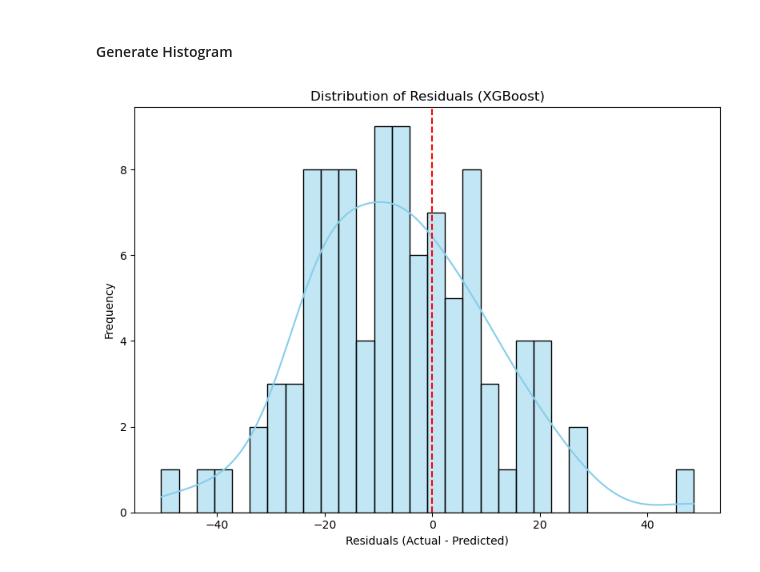
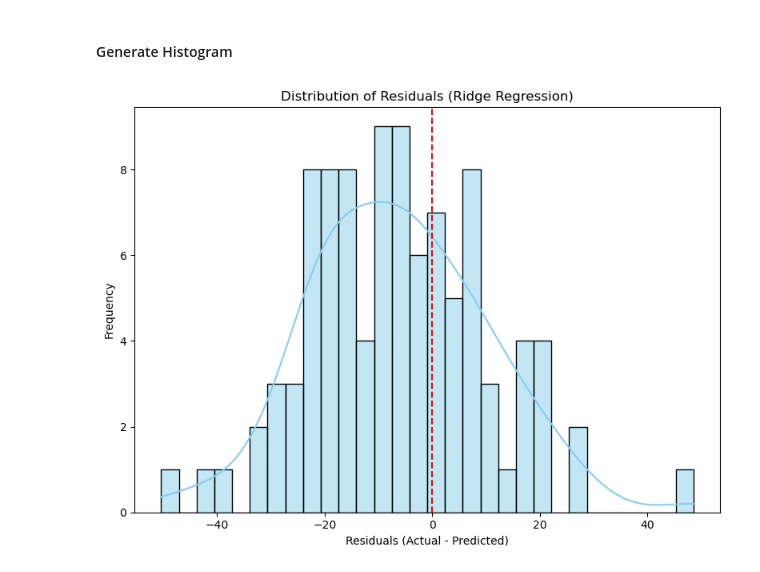
Before and after one commit to TritonEden/Oracle-Arena, a Jupyter notebook: data_extraction/histogram_pointspred_playoff.ipynb, the cells around one changed output. Drawn from its saved outputs; the diff is of its cells as text; code cells hidden in the pictures.

Commit message:
updating playoff histogram

```diff
--- a/data_extraction/histogram_pointspred_playoff.ipynb
+++ b/data_extraction/histogram_pointspred_playoff.ipynb
@@ -442,32 +442,32 @@ X.head(), y.head()
 import joblib
 import matplotlib.pyplot as plt
 import seaborn as sns
 from sklearn.preprocessing import MinMaxScaler
 from sklearn.model_selection import train_test_split
 
 scaler = MinMaxScaler()
 X_scaled = scaler.fit_transform(X)
 X_scaled = pd.DataFrame(X_scaled, columns=X.columns, index=X.index)
 
 X_train, X_test, y_train, y_test = train_test_split(X_scaled, y, test_size=0.18, shuffle=False)
 
 # Load the Ridge regression model
 ridge_model = joblib.load("ridge_pointspred_playoff.joblib")
 
 # Predict using the loaded model
 y_pred = ridge_model.predict(X_test)
 
 # Calculate residuals
 residuals = y_test - y_pred
 
 # Plot histogram and KDE of residuals
 plt.figure(figsize=(8, 6))
 sns.histplot(residuals, kde=True, bins=30, color='skyblue', edgecolor='black')
 plt.axvline(0, color='red', linestyle='--')
-plt.title("Distribution of Residuals (XGBoost)")
+plt.title("Distribution of Residuals (Ridge Regression)")
 plt.xlabel("Residuals (Actual - Predicted)")
 plt.ylabel("Frequency")
 plt.tight_layout()
 plt.show()
 # %% [output]
-[figure, old version]
+[figure, new version]
```
